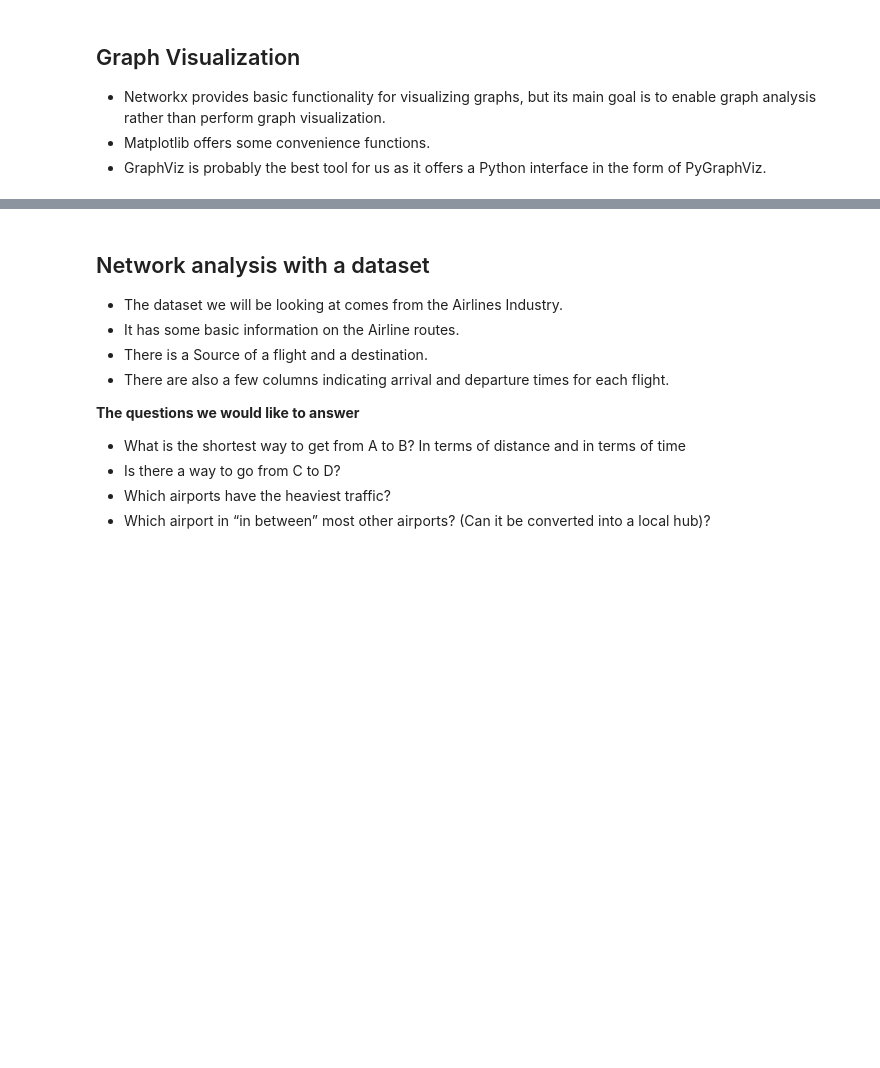
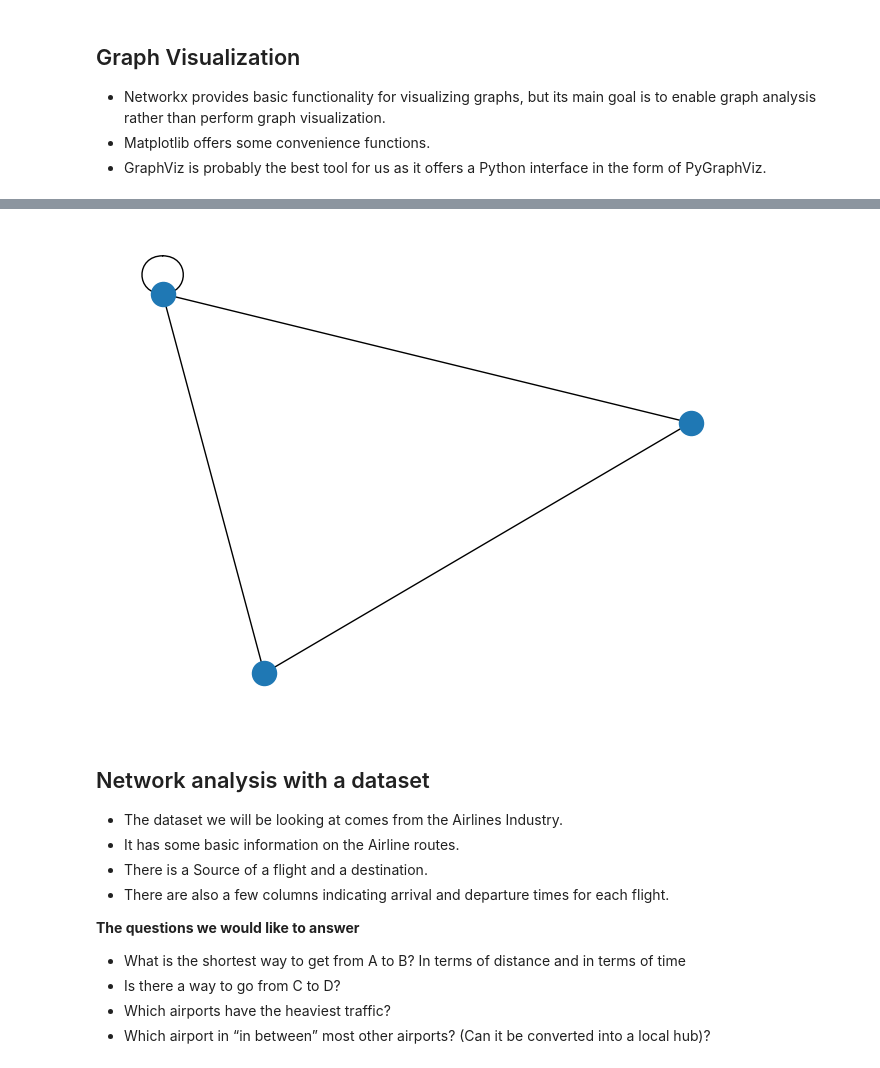
Before and after one commit to learningtechnologieslab/dbms_grad, a Jupyter notebook: neo4j/NetworkAnalysis.ipynb, the cells around one changed output, grey strips where cells are left out. Saved outputs shown, nothing was run; the diff lists cells and outputs as text; code cells hidden in the pictures; blank space fills up the shorter version.

```diff
--- a/neo4j/NetworkAnalysis.ipynb
+++ b/neo4j/NetworkAnalysis.ipynb
@@ -87,3 +97,7 @@ nx.draw_networkx(G)
+# %%
+nx.draw_spring(G)
+# %% [output]
+[figure, added]
 # %% [markdown]
 ## Network analysis with a dataset
 
```
Also changed, not shown: parts of 11 cells of this notebook, 4 other files.
